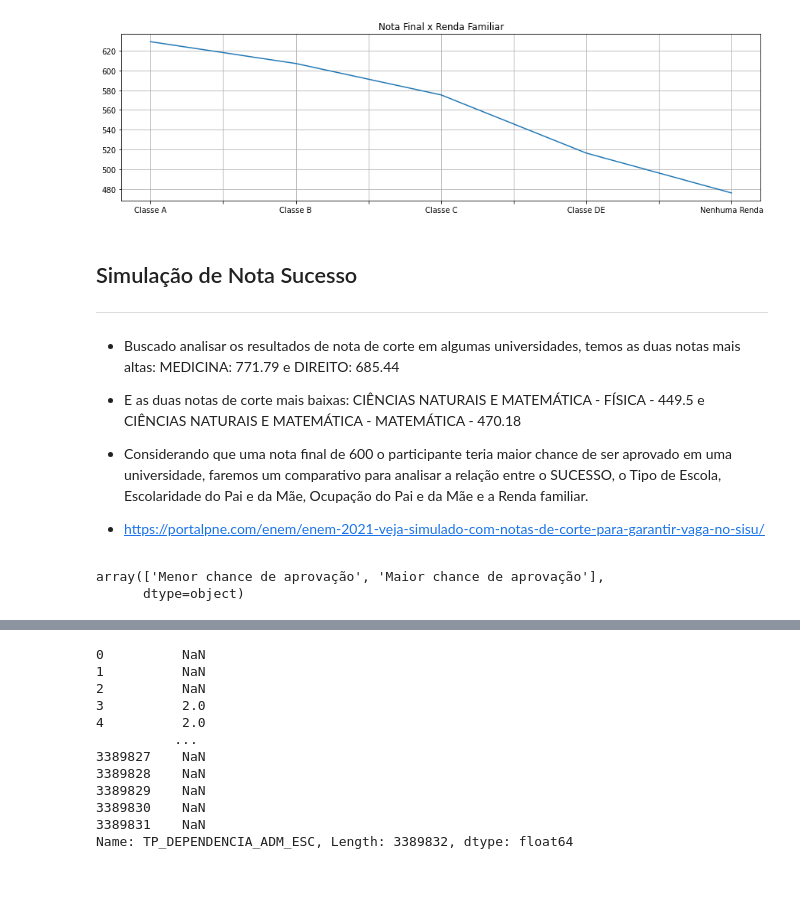
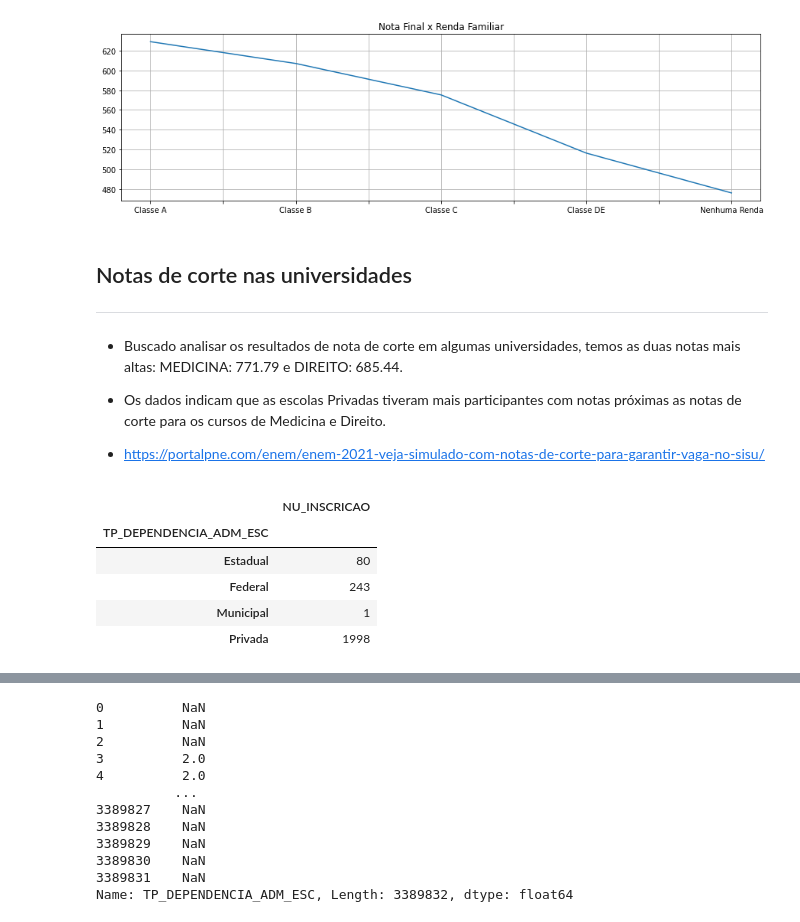
Before and after one commit to kamaranhao/analise-dados-enem-2021, a Jupyter notebook: analise-dados.ipynb, the cells around one changed output, grey strips where cells are left out. Cells and saved outputs as stored; diff of their text form; code cells hidden in the pictures; blank space fills up the shorter version.

```diff
--- a/analise-dados.ipynb
+++ b/analise-dados.ipynb
@@ -871,13 +871,10 @@ plt.show()
 # %% [output]
 [figure]
 # %% [markdown]
-## Simulação de Nota Sucesso
+## Notas de corte nas universidades
 ---
 
-- Buscado analisar os resultados de nota de corte em algumas universidades, temos as duas notas mais altas: MEDICINA: 771.79 e DIREITO: 685.44
-
-- E as duas notas de corte mais baixas: CIÊNCIAS NATURAIS E MATEMÁTICA - FÍSICA - 449.5 e CIÊNCIAS NATURAIS E MATEMÁTICA - MATEMÁTICA - 470.18
-
-- Considerando que uma nota final de 600 o participante teria maior chance de ser aprovado em uma universidade, faremos um comparativo para analisar a relação entre o SUCESSO, o Tipo de Escola, Escolaridade do Pai e da Mãe, Ocupação do Pai e da Mãe e a Renda familiar.
+- Buscado analisar os resultados de nota de corte em algumas universidades, temos as duas notas mais altas: MEDICINA: 771.79 e DIREITO: 685.44.
+- Os dados indicam que as escolas Privadas tiveram mais participantes com notas próximas as notas de corte para os cursos de Medicina e Direito.
 
 - https://portalpne.com/enem/enem-2021-veja-simulado-com-notas-de-corte-para-garantir-vaga-no-sisu/
@@ -889,5 +881,9 @@ df['SUCESSO'] = df['NOTA_FINAL'].apply(nota_sucesso)
-# %%
-df['SUCESSO'].unique()
-# %% [output]
-array(['Menor chance de aprovação', 'Maior chance de aprovação'],
-      dtype=object)
+# %%
+df[df['NOTA_FINAL'] >= 771.79][['TP_DEPENDENCIA_ADM_ESC', 'NU_INSCRICAO']].groupby('TP_DEPENDENCIA_ADM_ESC').count()
+# %% [output]
+|  | NU_INSCRICAO |
+| TP_DEPENDENCIA_ADM_ESC |  |
+| Estadual | 80 |
+| Federal | 243 |
+| Municipal | 1 |
+| Privada | 1998 |
```
Also changed, not shown: parts of 18 cells of this notebook.
